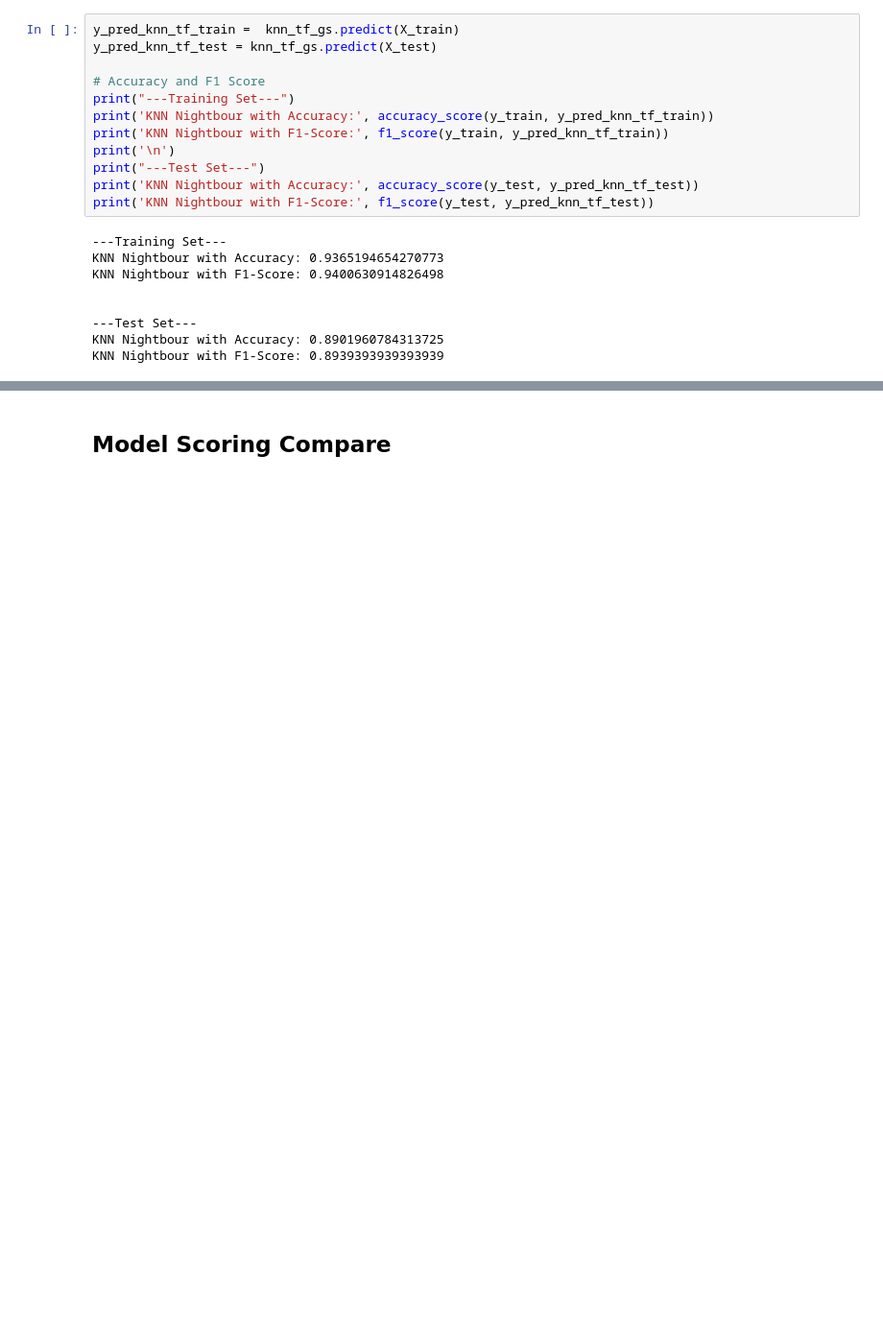
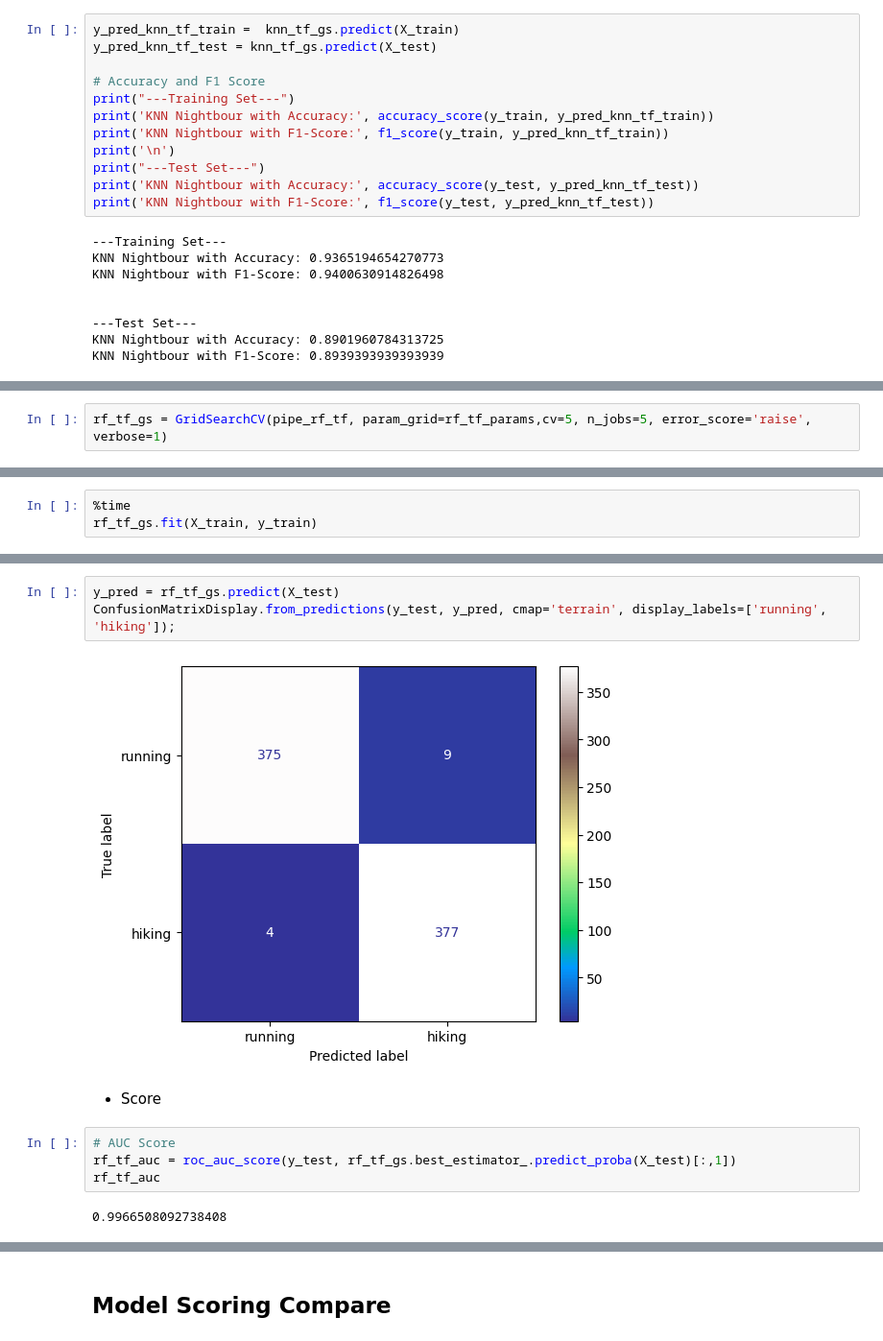
Before and after one commit to feeLife/Project, a Jupyter notebook: Project_3/project_3.ipynb, the cells around one changed output, grey strips where cells are left out. Shown at 96% size. Cells and saved outputs as stored; diff of their text form; blank space fills up the shorter version.

```diff
--- a/Project_3/project_3.ipynb
+++ b/Project_3/project_3.ipynb
@@ -858,0 +1074,2 @@ KNN Nightbour with F1-Score: 0.8939393939393939
+# %%
+rf_tf_gs = GridSearchCV(pipe_rf_tf, param_grid=rf_tf_params,cv=5, n_jobs=5, error_score='raise', verbose=1)
@@ -858,0 +1078,3 @@ KNN Nightbour with F1-Score: 0.8939393939393939
+# %%
+%time
+rf_tf_gs.fit(X_train, y_train)
@@ -858,0 +1110,13 @@ KNN Nightbour with F1-Score: 0.8939393939393939
+# %%
+y_pred = rf_tf_gs.predict(X_test)
+ConfusionMatrixDisplay.from_predictions(y_test, y_pred, cmap='terrain', display_labels=['running', 'hiking']);
+# %% [output]
+[figure, added]
+# %% [markdown]
+- Score
+# %%
+# AUC Score
+rf_tf_auc = roc_auc_score(y_test, rf_tf_gs.best_estimator_.predict_proba(X_test)[:,1])
+rf_tf_auc
+# %% [output]
+0.9966508092738408
```
Also changed, not shown: parts of 45 cells of this notebook.
